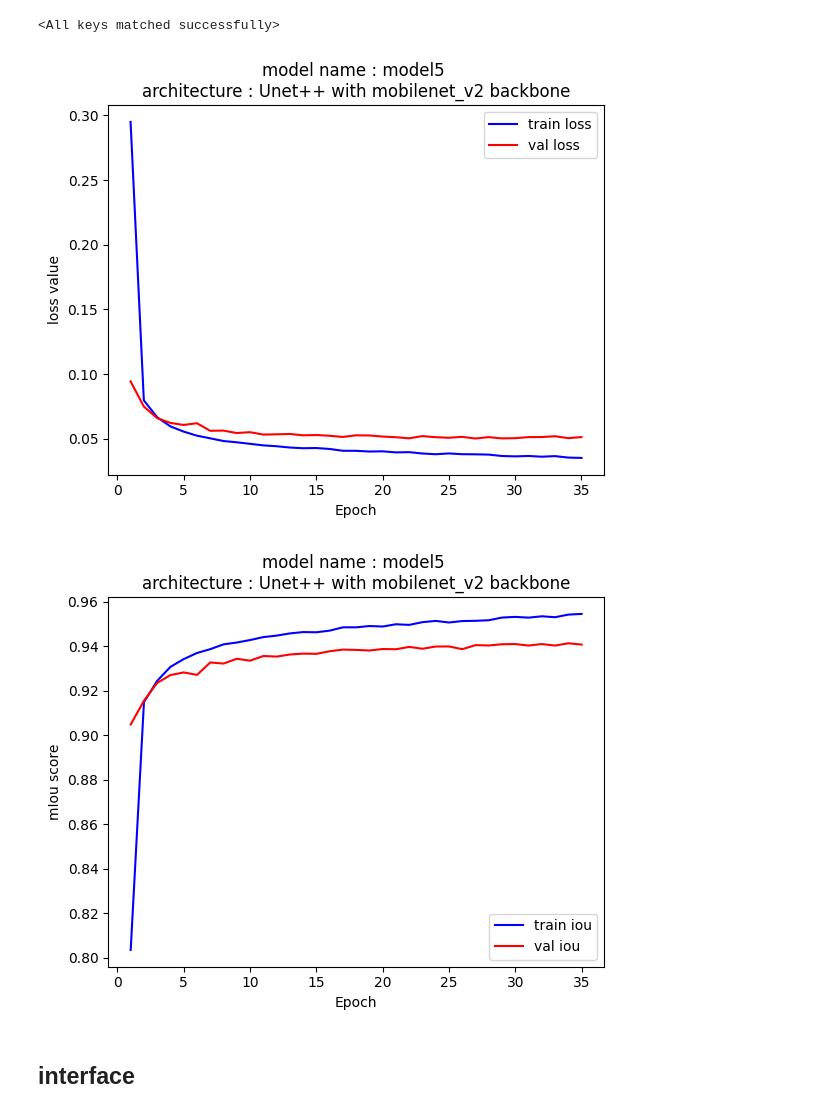
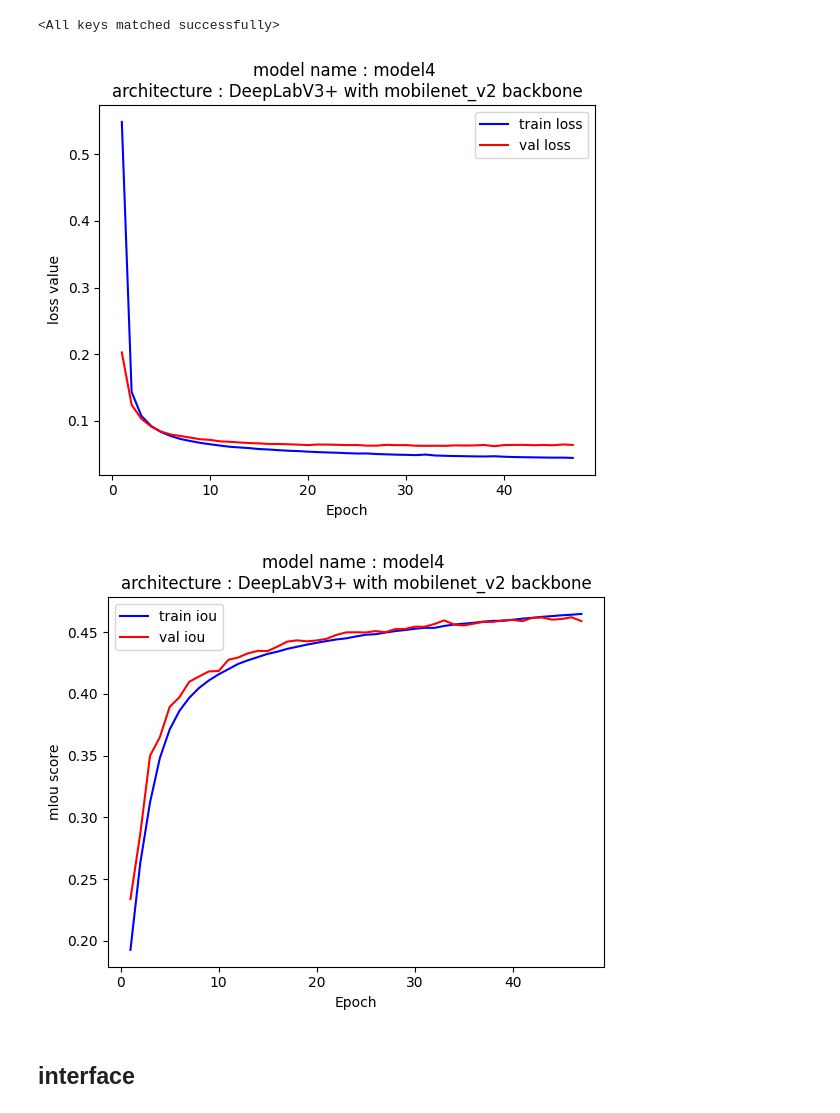
Before and after one commit to hellp002/Extended-Face-Enhancement, a Jupyter notebook: train_model.ipynb, the cells around one changed output. Drawn from its saved outputs; the diff is of its cells as text; code cells hidden in the pictures.

```diff
--- a/train_model.ipynb
+++ b/train_model.ipynb
@@ -137,9 +156,9 @@ PREPROCESS_DIR = "pre/LaPa"
 DEVICE = 'cuda'
 
 EPOCHS = 50
-LR = 0.0001
+LR = 0.01
 IMAGE_SIZE = 224
-BATCH_SIZE = 16
+BATCH_SIZE = 64
 num_classes = 11
 ENCODER = 'mobilenet_v2'
 WEIGHTS = 'imagenet'
@@ -370,7 +388,7 @@ class SegmentationModel(nn.Module):
   def __init__(self):
     super(SegmentationModel,self).__init__()
 
-    self.arc = smp.UnetPlusPlus(
+    self.arc = smp.DeepLabV3Plus(
         encoder_name = ENCODER,
         encoder_weights = WEIGHTS,
         in_channels = 3,
@@ -449,12 +467,12 @@ def iou_score(pred_masks, masks):
     masks = one_hot(masks,num_classes)  # BATCH x 1 x H x W => BATCH x H x W
     masks = masks.permute((0,3,1,2))
 
-    intersection = (pred_masks & masks).float().sum((1,2,3))  # Will be zero if Truth=0 or Prediction=0
-    union = (pred_masks | masks).float().sum((1,2,3))         # Will be zzero if both are 0
+    intersection = (pred_masks & masks).float().sum((2,3))  # Will be zero if Truth=0 or Prediction=0
+    union = (pred_masks | masks).float().sum((2,3))         # Will be zzero if both are 0
 
     iou = (intersection + SMOOTH) / (union + SMOOTH)  # We smooth our devision to avoid 0/0
-
-    return iou  # Or iou.mean() if you are interested in average across the batch
+    iou = torch.mean(iou,axis = 1) # find mIoU over class
+    return iou.mean()  # Or iou.mean() if you are interested in average across the batch
 
 def train_fn(data_loader, model, optimizer):
   model.train()
@@ -474,15 +492,19 @@ def train_fn(data_loader, model, optimizer):
 
 
     total_loss += loss.item()
+    pred_masks = torch.softmax(ligits,dim = 1)
+    #pred_masks = torch.sigmoid(ligits)
+    pred_masks = torch.argmax(ligits, dim=1)
 
-    pred_masks = torch.sigmoid(ligits)
-    pred_masks = (pred_masks > 0.5) * 1
+    pred_masks = one_hot(pred_masks,num_classes)
+    pred_masks = pred_masks.permute((0,3,1,2))
+    #pred_masks = (pred_masks > 0.5) * 1
 
     n += images.shape[0]
-    total_iou += iou_score(pred_masks,masks).sum()
+    total_iou += iou_score(pred_masks,masks)
 
  # print(f"loss on dice multiclass {loss_dice}\nloss on classifier {loss_classifier}")
-  return total_loss / len(data_loader) , total_iou / n
+  return total_loss / len(data_loader) , total_iou / len(data_loader)
 
 
 
@@ -500,15 +522,19 @@ def eval_fn(data_loader, model):
 
 
       ligits, loss = model(images, masks)
+      pred_masks = torch.softmax(ligits,dim = 1)
+      #pred_masks = torch.sigmoid(ligits)
+      #pred_masks = (pred_masks > 0.5) * 1
+      pred_masks = torch.argmax(ligits, dim=1)
 
-      pred_masks = torch.sigmoid(ligits)
-      pred_masks = (pred_masks > 0.5) * 1
+      pred_masks = one_hot(pred_masks,num_classes)
+      pred_masks = pred_masks.permute((0,3,1,2))
 
       n += images.shape[0]
-      total_iou += iou_score(pred_masks,masks).sum()
+      total_iou += iou_score(pred_masks,masks)
       total_loss += loss.item()
   #print(f"loss on dice multiclass {loss_dice}\nloss on classifier {loss_classifier}")
-  return total_loss / len(data_loader) , total_iou/n
+  return total_loss / len(data_loader) , total_iou/  len(data_loader)
 # %% [markdown]
 # Early Stop
 # %%
@@ -611,23 +637,23 @@ plt.plot(np.arange(1,len(metric["val_loss"]) + 1),metric["val_loss"],label = "va
 plt.legend()
 plt.xlabel("Epoch")
 plt.ylabel("loss value")
-plt.title(f"model name : {model_name} \narchitecture : Unet++ with {ENCODER} backbone")
+plt.title(f"model name : {model_name} \narchitecture : DeepLabV3+ with {ENCODER} backbone")
 plt.savefig(f"/content/gdrive/MyDrive/{model_name}_loss.png")
 plt.show()
 # %% [output]
-[figure, old version]
+[figure, new version]
 # %%
 # show iou score
 plt.plot(np.arange(1,len(metric["train_acc"]) + 1),metric["train_acc"],label = "train iou",c = 'blue')
 plt.plot(np.arange(1,len(metric["val_acc"]) + 1),metric["val_acc"],label = "val iou",c = 'red')
 plt.legend()
 plt.xlabel("Epoch")
 plt.ylabel("mIou score")
-plt.title(f"model name : {model_name} \narchitecture : Unet++ with {ENCODER} backbone")
+plt.title(f"model name : {model_name} \narchitecture : DeepLabV3+ with {ENCODER} backbone")
 plt.savefig(f"/content/gdrive/MyDrive/{model_name}_iou.png")
 plt.show()
 # %% [output]
-[figure, old version]
+[figure, new version]
 # %% [markdown]
 ## interface
 # %%
```
Also changed, not shown: parts of 16 cells of this notebook, 1 other file.
